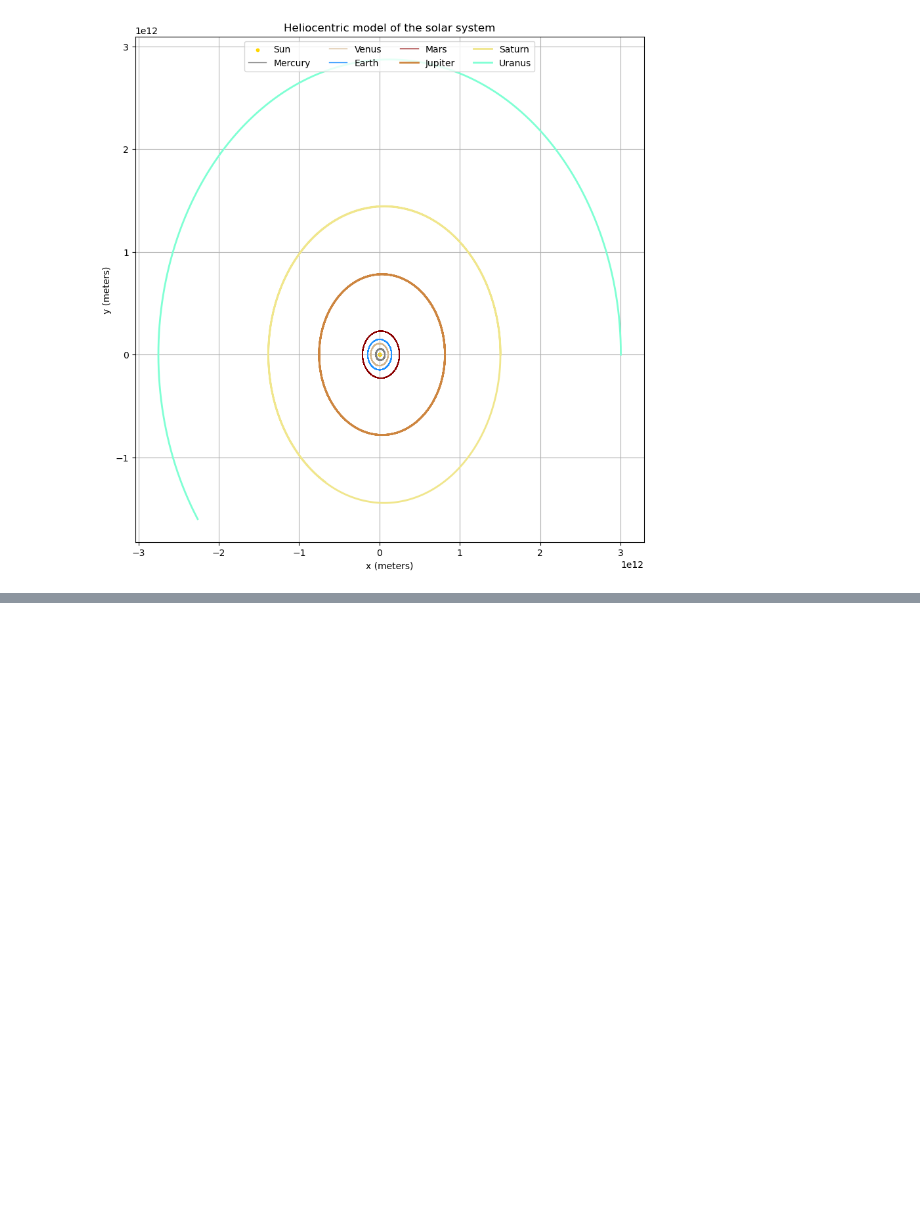
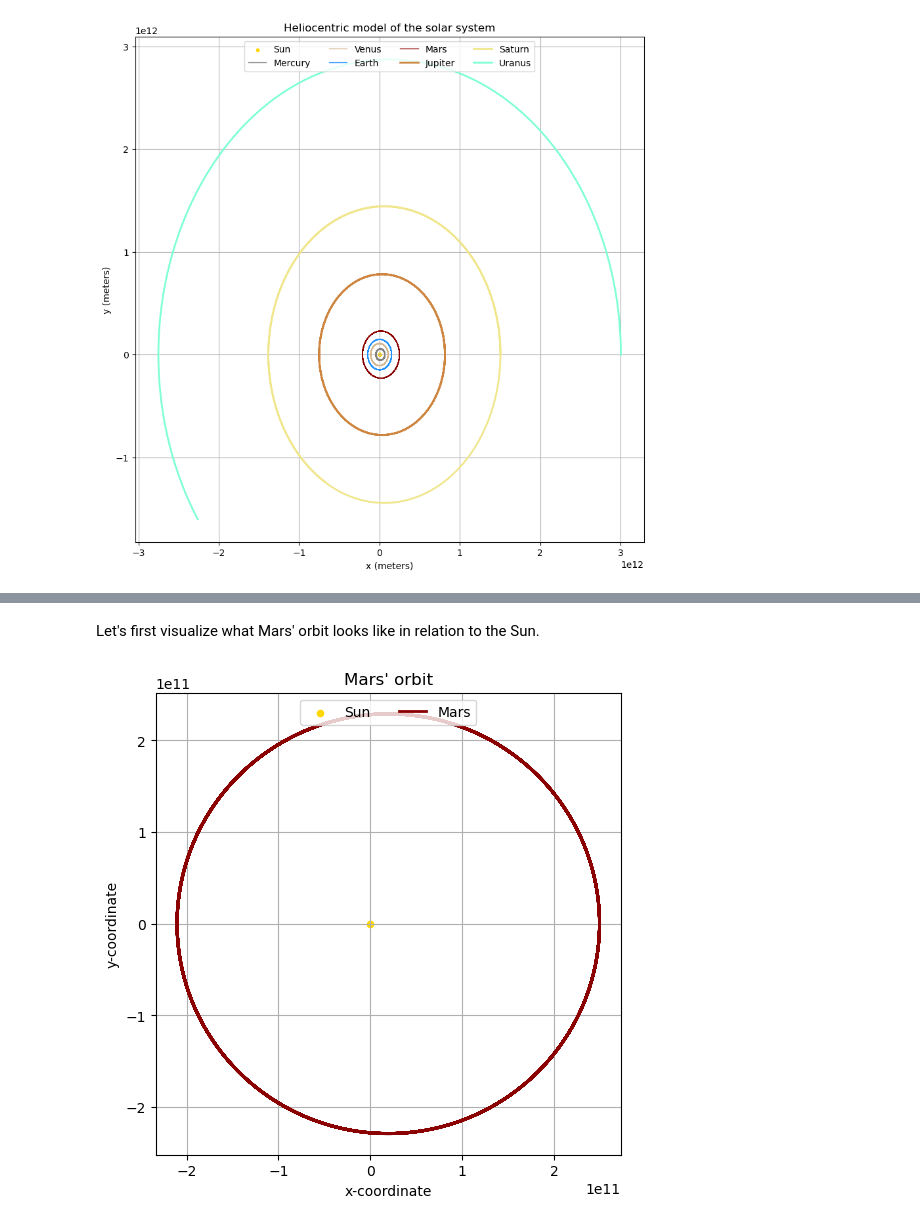
Before and after one commit to lemondoroshow/geoscienceModeling, a Jupyter notebook: celestialMechanics/copernican_revolution.ipynb, the cells around one changed output, grey strips where cells are left out. Cells and saved outputs as stored; diff of their text form; code cells hidden in the pictures; blank space fills up the shorter version.

```diff
--- a/celestialMechanics/copernican_revolution.ipynb
+++ b/celestialMechanics/copernican_revolution.ipynb
@@ -487,0 +549,13 @@ plt.legend(loc = "upper center", ncol = 4)
+# %% [markdown]
+Let's first visualize what Mars' orbit looks like in relation to the Sun.
+# %%
+fig, ax = plt.subplots(figsize = (6, 6))
+ax.scatter(0, 0, s = 20, c = "gold", label = "Sun")
+ax.plot(true_x, true_y, color = "darkred", lw = 2, label = "Mars")
+ax.set_title("Mars' orbit")
+ax.set_xlabel("x-coordinate")
+ax.set_ylabel("y-coordinate")
+ax.legend(loc = "upper center", ncol = 2)
+ax.grid()
+# %% [output]
+[figure, added]
```
Also changed, not shown: parts of 20 cells of this notebook.
